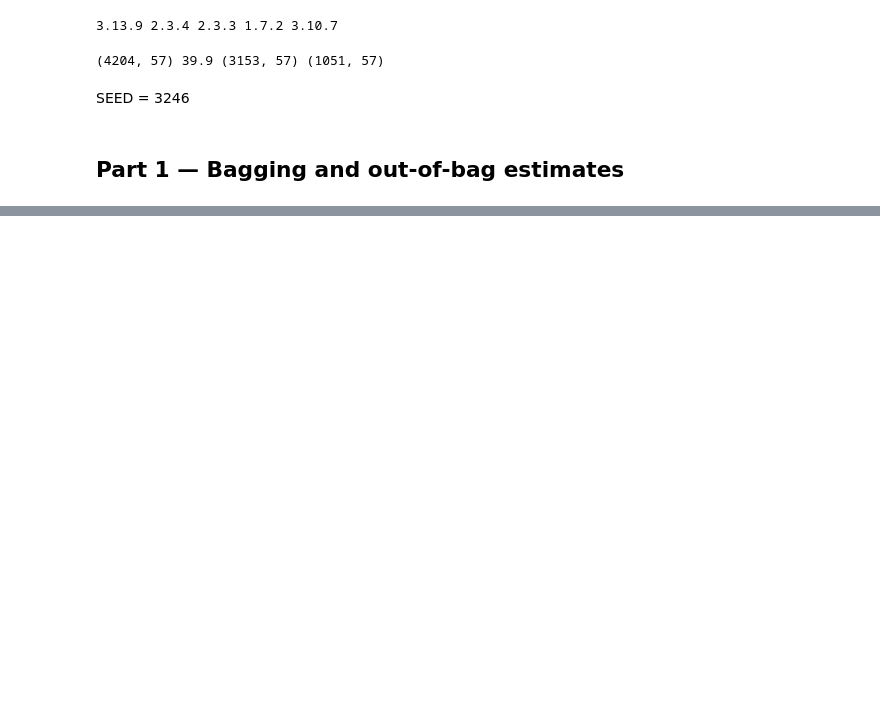
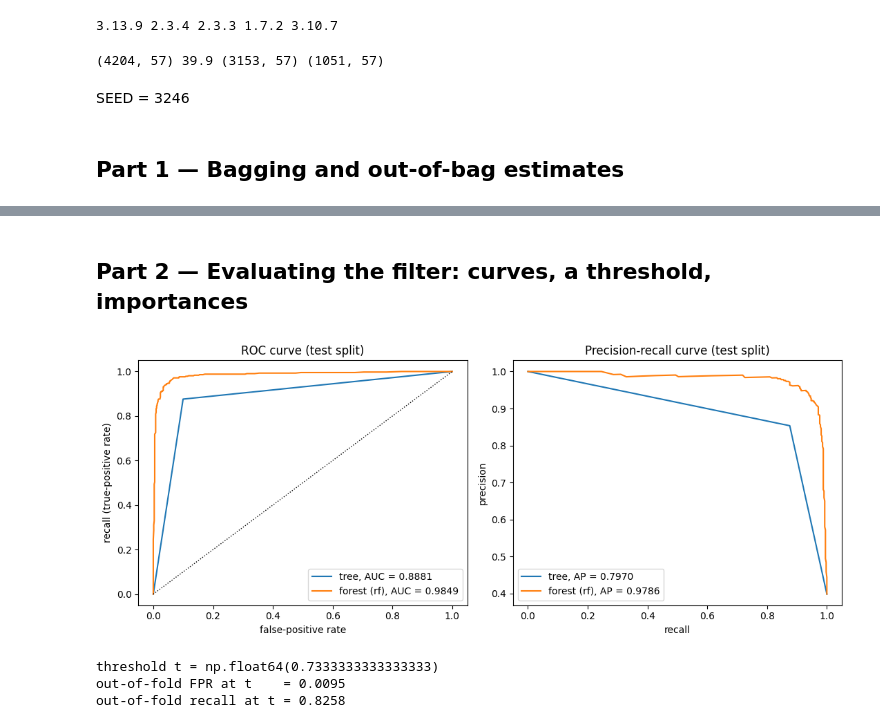
Before and after one commit to ShakenbaevD/SHAKENBAYEV_ML_task_4, a Jupyter notebook: shakenbayev_task4.ipynb, the cells around one changed output, grey strips where cells are left out. Cells and saved outputs as stored; diff of their text form; code cells hidden in the pictures; blank space fills up the shorter version.

Commit message:
Part 2: curves, threshold, importances

```diff
--- a/shakenbayev_task4.ipynb
+++ b/shakenbayev_task4.ipynb
@@ -45,0 +93,10 @@ members = [("lr", lr), ("knn", knn), ("tree", tree)]
+# %%
+bag.fit(X_train, y_train)
+n = len(X_train)
+shares = [oob_mask(s, n).mean() for s in bag.estimators_samples_]
+mean_oob_share = float(np.mean(shares))
+print("n (training rows)               :", n)
+print("my mean out-of-bag share        :", round(mean_oob_share, 4))
+print("my mean in-bag share            :", round(1 - mean_oob_share, 4))
+print("formula (1 - 1/n)^n             :", round((1 - 1 / n) ** n, 4))
+print("formula 1 - (1 - 1/n)^n         :", round(1 - (1 - 1 / n) ** n, 4))
@@ -45,0 +140,12 @@ members = [("lr", lr), ("knn", knn), ("tree", tree)]
+# %%
+rf.fit(X_train, y_train)
+p_rf = rf.score(X_test, y_test)
+se_rf = math.sqrt(p_rf * (1 - p_rf) / len(X_test))
+cv_rf_mean, cv_rf_std = np.mean(cv5["rf"]), np.std(cv5["rf"])
+print(f"rf.oob_score_            : {rf.oob_score_:.4f}")
+print(f"rf cross-validation mean : {cv_rf_mean:.4f}  (std of folds {cv_rf_std:.4f})")
+print(f"rf test accuracy p       : {p_rf:.4f}  standard error {se_rf:.4f}")
+gap = abs(rf.oob_score_ - cv_rf_mean)
+print(f"|oob - cv mean| = {gap:.4f}  vs  std of folds {cv_rf_std:.4f}  ->",
+      "IN agreement" if gap <= cv_rf_std else "NOT in agreement")
+print(f"|test - oob| = {abs(p_rf - rf.oob_score_):.4f},  |test - cv mean| = {abs(p_rf - cv_rf_mean):.4f},  1 SE = {se_rf:.4f}")
@@ -45,0 +176,42 @@ members = [("lr", lr), ("knn", knn), ("tree", tree)]
+# %% [markdown]
+## Part 2 — Evaluating the filter: curves, a threshold, importances
+# %%
+from sklearn.metrics import (average_precision_score, confusion_matrix, precision_recall_curve,
+                             roc_auc_score, roc_curve)
+
+tree.fit(X_train, y_train)
+rf.fit(X_train, y_train)
+scores_test = {"tree": tree.predict_proba(X_test)[:, 1], "forest (rf)": rf.predict_proba(X_test)[:, 1]}
+
+fig, ax = plt.subplots(1, 2, figsize=(11, 4.5))
+for name, s in scores_test.items():
+    f, t_, _ = roc_curve(y_test, s)
+    ax[0].plot(f, t_, label=f"{name}, AUC = {roc_auc_score(y_test, s):.4f}")
+    pr, rc, _ = precision_recall_curve(y_test, s)
+    ax[1].plot(rc, pr, label=f"{name}, AP = {average_precision_score(y_test, s):.4f}")
+ax[0].plot([0, 1], [0, 1], "k:", lw=1)
+ax[0].set_xlabel("false-positive rate"); ax[0].set_ylabel("recall (true-positive rate)")
+ax[0].set_title("ROC curve (test split)"); ax[0].legend(loc="lower right")
+ax[1].set_xlabel("recall"); ax[1].set_ylabel("precision")
+ax[1].set_title("Precision-recall curve (test split)"); ax[1].legend(loc="lower left")
+plt.tight_layout(); plt.show()
+# %% [output]
+[figure, added]
+# %%
+oof = cross_val_predict(rf, X_train, y_train, cv=cv, method="predict_proba")[:, 1]
+fpr_o, tpr_o, thr_o = roc_curve(y_train, oof, drop_intermediate=False)
+allowed = fpr_o <= 0.01
+best_recall = tpr_o[allowed].max()
+t = thr_o[allowed & (tpr_o == best_recall)].max()      # highest recall; if several, the largest threshold
+
+flag_oof = oof >= t
+legit_tr = (y_train == 0)
+oof_fpr = (flag_oof & legit_tr).sum() / legit_tr.sum()
+oof_recall = (flag_oof & (y_train == 1)).sum() / (y_train == 1).sum()
+print(f"threshold t = {t!r}")
+print(f"out-of-fold FPR at t    = {oof_fpr:.4f}")
+print(f"out-of-fold recall at t = {oof_recall:.4f}")
+# %% [output]
+threshold t = np.float64(0.7333333333333333)
+out-of-fold FPR at t    = 0.0095
+out-of-fold recall at t = 0.8258
```
Also changed, not shown: parts of 12 cells of this notebook.
